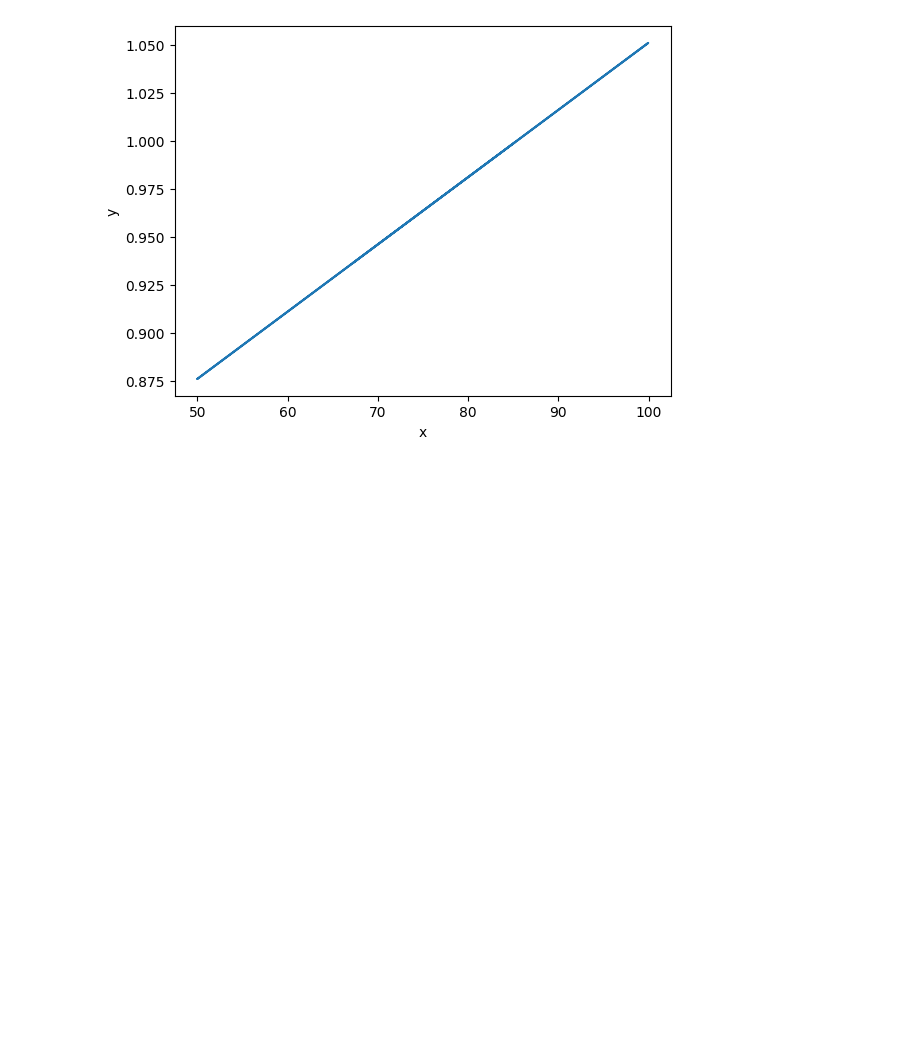
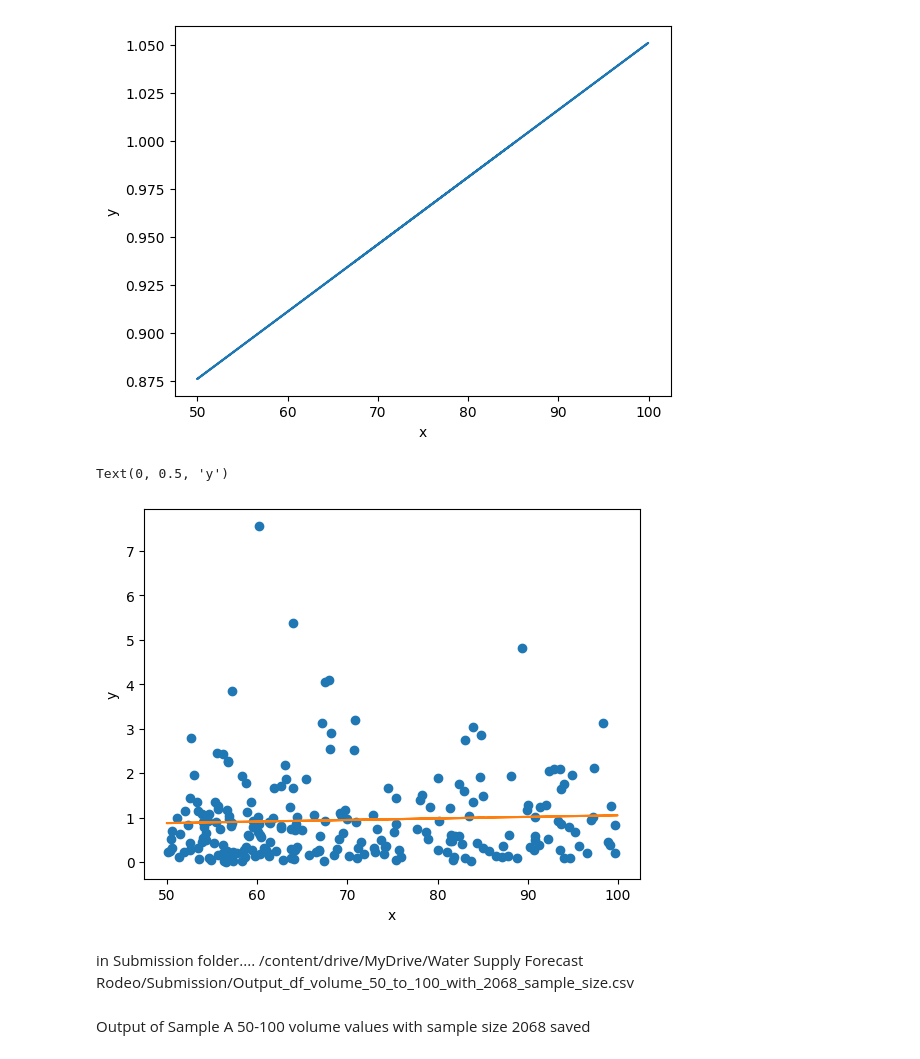
Before and after one commit to BRIJNANDA1979/Climate-Water-Supply-Forecast-Rodeo, a Jupyter notebook: Version_1_Seasonal_Analysis_of_Water_Supply_Forecast_Rodeo_project.ipynb, the cells around one changed output. Saved outputs shown, nothing was run; the diff lists cells and outputs as text; code cells hidden in the pictures; blank space fills up the shorter version.

```diff
--- a/Version_1_Seasonal_Analysis_of_Water_Supply_Forecast_Rodeo_project.ipynb
+++ b/Version_1_Seasonal_Analysis_of_Water_Supply_Forecast_Rodeo_project.ipynb
@@ -1253,3 +1253,17 @@ plt.ylabel('y')
 plt.show()
 # %% [output]
 [figure]
+# %%
+y_pred = x*coef + offset
+plt.plot(x, y, 'o')
+plt.plot(x, y_pred)
+plt.xlabel('x')
+plt.ylabel('y')
+# %% [output]
+Text(0, 0.5, 'y')
+[figure, added]
+# %% [markdown]
+in Submission folder....
+/content/drive/MyDrive/Water Supply Forecast Rodeo/Submission/Output_df_volume_50_to_100_with_2068_sample_size.csv
+# %% [markdown]
+Output of Sample A 50-100 volume values with sample size 2068 saved
```
Also changed, not shown: parts of 2 cells of this notebook.
